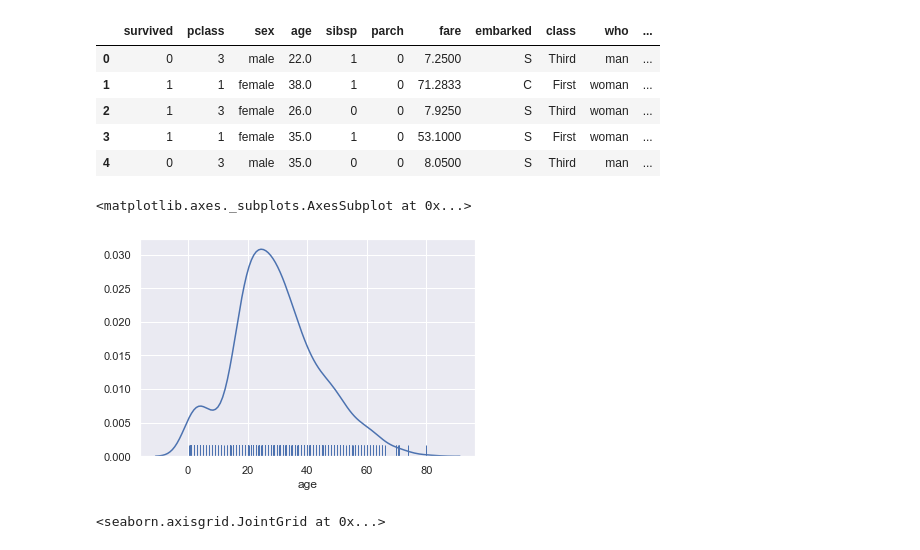
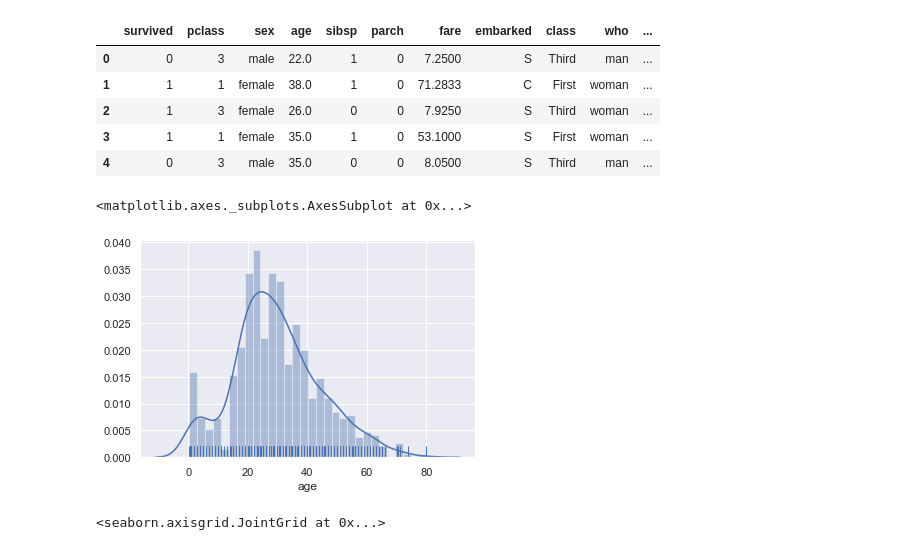
Before and after one commit to ruiliulin/llrshuju, a Jupyter notebook: Seaborn/lesson_03 分布绘图.ipynb, the cells around one changed output. Saved outputs shown, nothing was run; the diff lists cells and outputs as text; code cells hidden in the pictures.

```diff
--- a/Seaborn/lesson_03 分布绘图.ipynb
+++ b/Seaborn/lesson_03 分布绘图.ipynb
@@ -16,18 +16,18 @@ t.head()
 # %%
 # 绘制 分布直方图（不仅仅是直方图！！！）
 # 开启颜色样式
 sns.set(color_codes=True)
 # 选择非nan数据
 t_age = t[~np.isnan(t['age'])]
 
 # 默认绘制kde曲线，可以设置不显示
 # bins 分割数量
 # rug 是否展示胡须下线，胡须越密集，说明数量越多越集中
 # hist 也可以设置不显示
-sns.distplot(t_age["age"], kde=True, bins=30, rug=True, hist=False)
+sns.distplot(t_age["age"], kde=True, bins=30, rug=True, hist=True)
 # %% [output]
 <matplotlib.axes._subplots.AxesSubplot at 0x...>
-[figure, old version]
+[figure, new version]
 # %%
 # 二变量绘图
 # 数据
```
Also changed, not shown: parts of 1 cell of this notebook, 3 other files.
